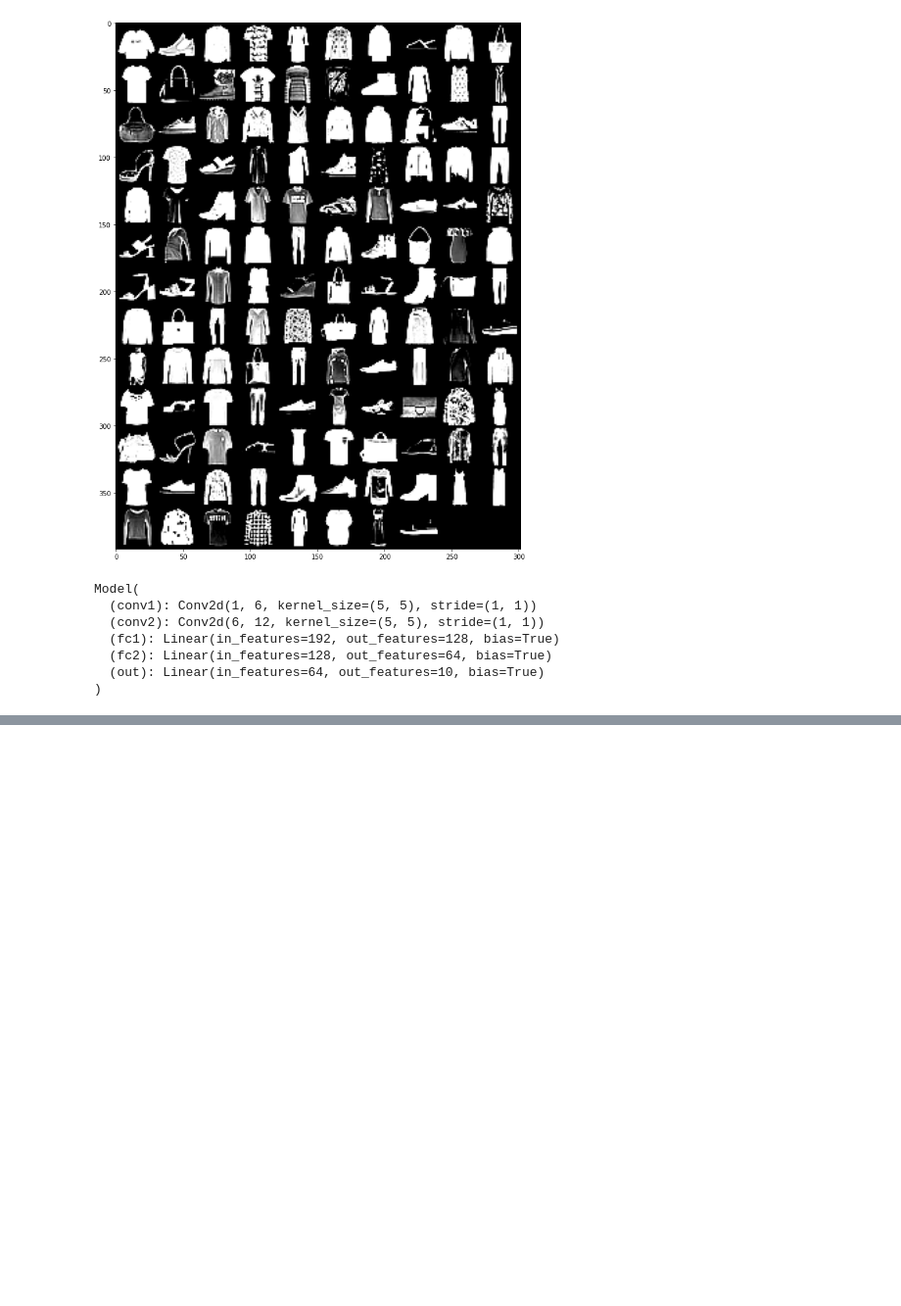
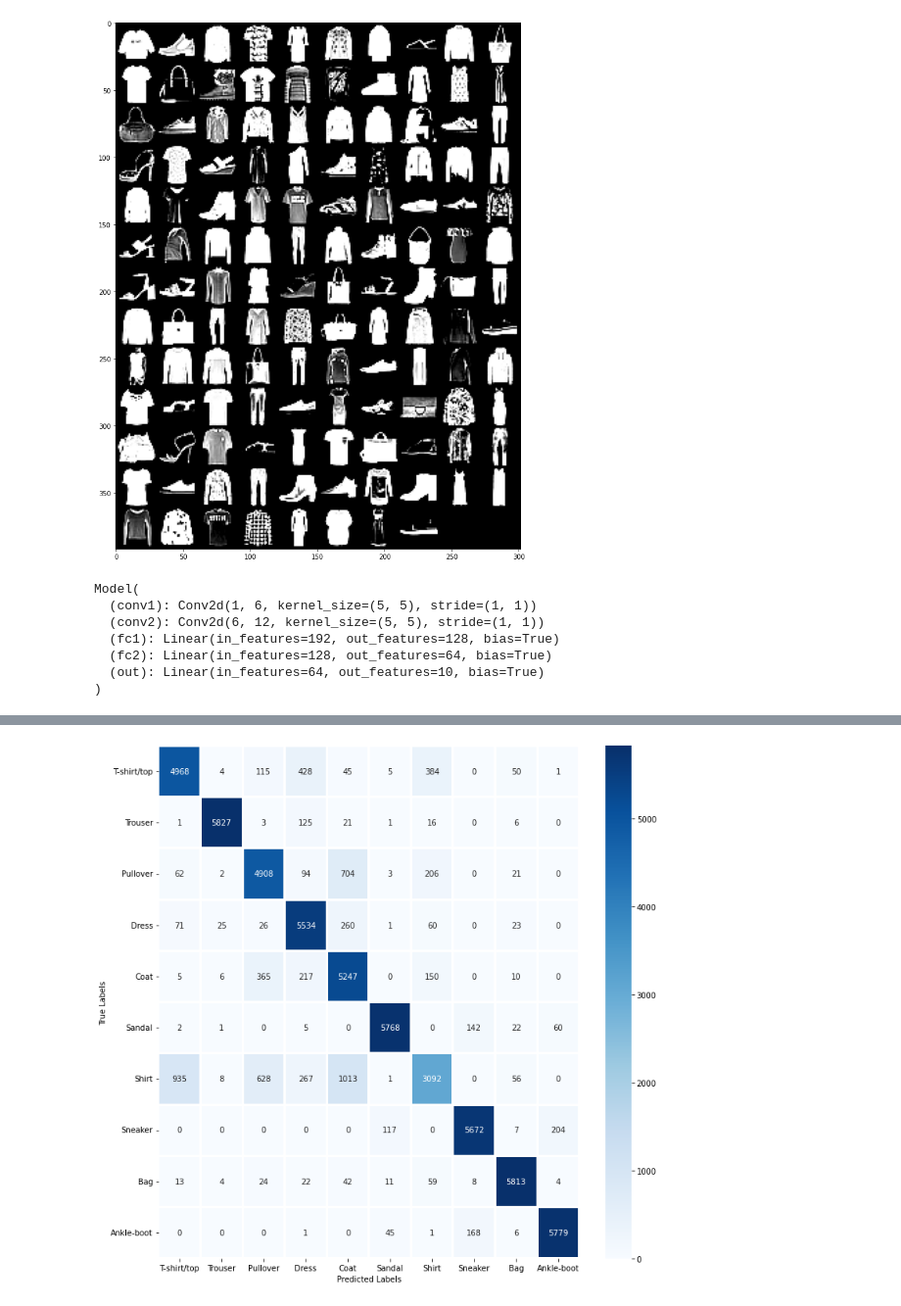
Before and after one commit to sanjeebSubedi/pytorch-review, a Jupyter notebook: mnist_custom_dataset.ipynb, the cells around one changed output, grey strips where cells are left out. Shown: that part at 98% size. Drawn from its saved outputs; the diff is of its cells as text; code cells hidden in the pictures; blank space fills up the shorter version.

Commit message:
create confusion matrix

```diff
--- a/mnist_custom_dataset.ipynb
+++ b/mnist_custom_dataset.ipynb
@@ -142,7 +142,7 @@ optimizer = optim.Adam(model.parameters(), lr=0.003)
 def get_num_correct(preds, targets):
   return preds.argmax(dim=1).eq(targets).sum().item()
 # %%
-n_epochs = 50
+n_epochs = 2
 
 for epoch in range(n_epochs):
   total_loss = 0
@@ -180,0 +166,14 @@ Epoch: 50        total_correct: 57175    Loss: 60.8539
+# %%
+@torch.no_grad()
+def get_all_preds(model, data_loader):
+  all_preds = torch.Tensor([]).to(device)
+  for images, _ in data_loader:
+    images = images.to(device)
+    preds = model(images)
+    all_preds = torch.cat((all_preds, preds), dim=0)
+  print(preds.shape)
+  print(all_preds.shape)
+  return all_preds
+# %%
+prediction_loader = DataLoader(train_set, batch_size=1000)
+train_preds = get_all_preds(model, prediction_loader)
@@ -180,0 +228,5 @@ Epoch: 50        total_correct: 57175    Loss: 60.8539
+# %%
+# Creating a confusion matrix using a library
+
+conf_mat = confusion_matrix(train_set.targets, train_preds.argmax(dim=1).tolist())
+conf_mat
@@ -180,0 +244,12 @@ Epoch: 50        total_correct: 57175    Loss: 60.8539
+# %%
+names = ("T-shirt/top", "Trouser", "Pullover", "Dress", "Coat", "Sandal", "Shirt", "Sneaker", "Bag", "Ankle-boot")
+fig, ax = plt.subplots(figsize=(12,12))
+ax = sns.heatmap(conf_mat, annot=True, fmt='.0f', cbar=1, linewidths=2, cmap='Blues')
+fig.set_label("Confusion Matrix")
+ax.set_xlabel("Predicted Labels")
+ax.set_ylabel("True Labels")
+ax.set_xticklabels(names)
+ax.set_yticklabels(names, rotation=0)
+plt.show()
+# %% [output]
+[figure, added]
```
Also changed, not shown: parts of 11 cells of this notebook.
